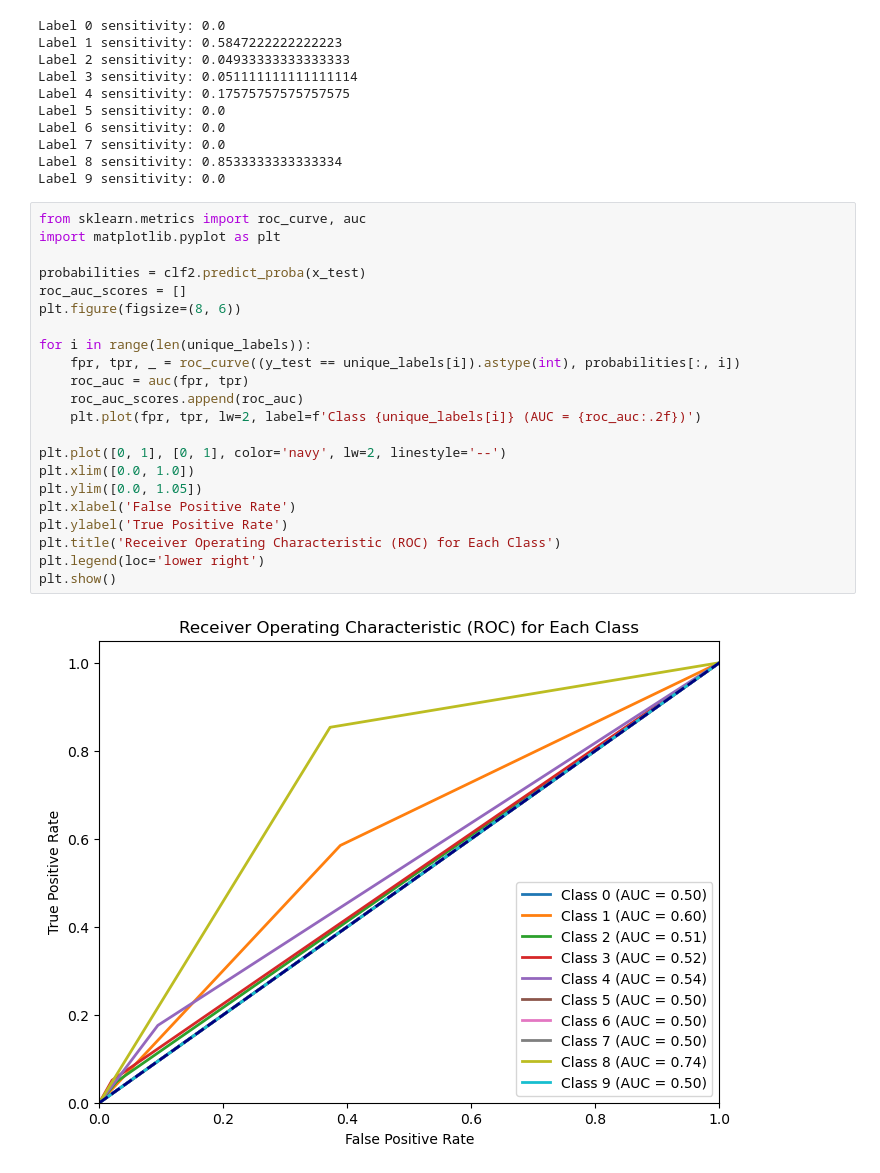
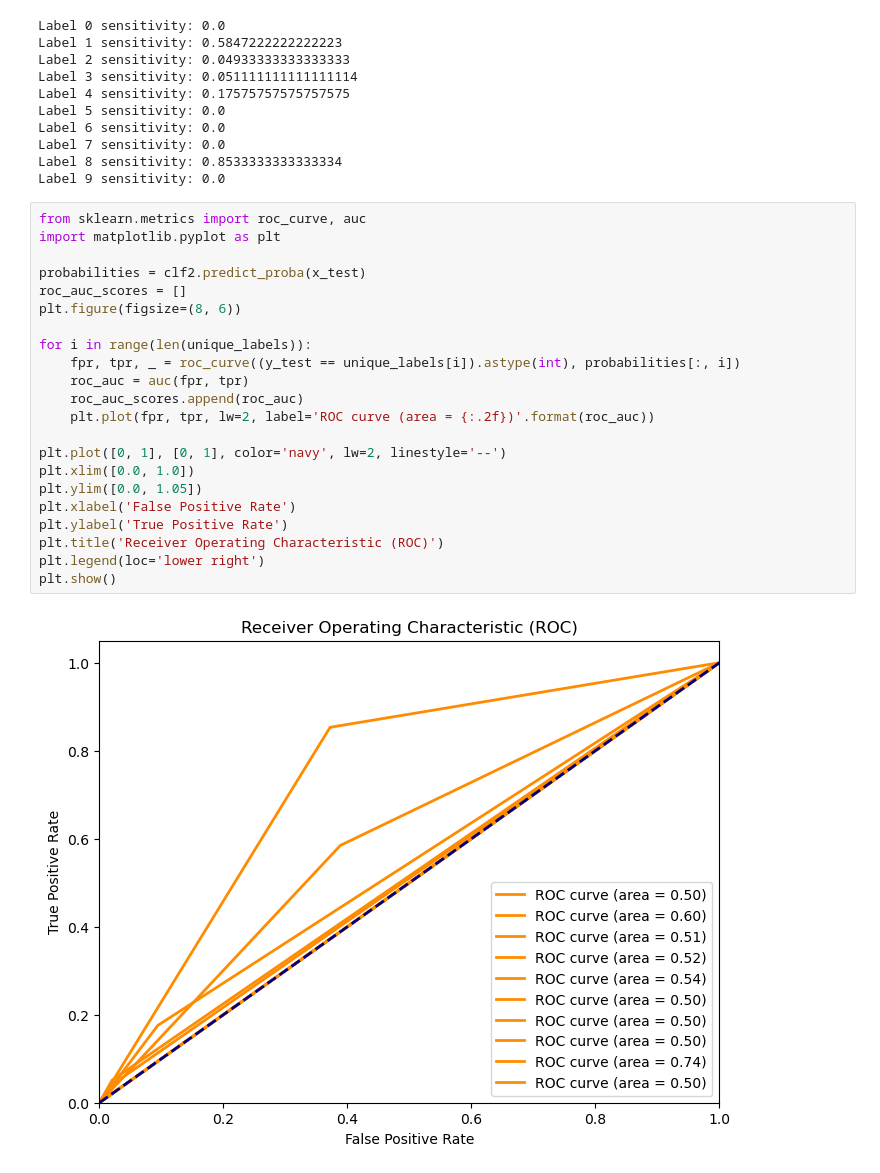
Before and after one commit to farheenfab/DMML-GroupProject, a Jupyter notebook: CW/CW - Visualisation.ipynb, the cells around one changed output. Cells and saved outputs as stored; diff of their text form.

```diff
--- a/CW/CW - Visualisation.ipynb
+++ b/CW/CW - Visualisation.ipynb
@@ -499,24 +499,24 @@ Label 9 sensitivity: 0.0
 # %%
 from sklearn.metrics import roc_curve, auc
 import matplotlib.pyplot as plt
 
 probabilities = clf2.predict_proba(x_test)
 roc_auc_scores = []
 plt.figure(figsize=(8, 6))
 
 for i in range(len(unique_labels)):
     fpr, tpr, _ = roc_curve((y_test == unique_labels[i]).astype(int), probabilities[:, i])
     roc_auc = auc(fpr, tpr)
     roc_auc_scores.append(roc_auc)
-    plt.plot(fpr, tpr, lw=2, label=f'Class {unique_labels[i]} (AUC = {roc_auc:.2f})')
+    plt.plot(fpr, tpr, lw=2, label='ROC curve (area = {:.2f})'.format(roc_auc))
 
 plt.plot([0, 1], [0, 1], color='navy', lw=2, linestyle='--')
 plt.xlim([0.0, 1.0])
 plt.ylim([0.0, 1.05])
 plt.xlabel('False Positive Rate')
 plt.ylabel('True Positive Rate')
-plt.title('Receiver Operating Characteristic (ROC) for Each Class')
+plt.title('Receiver Operating Characteristic (ROC)')
 plt.legend(loc='lower right')
 plt.show()
 # %% [output]
-[figure, old version]
+[figure, new version]
```
